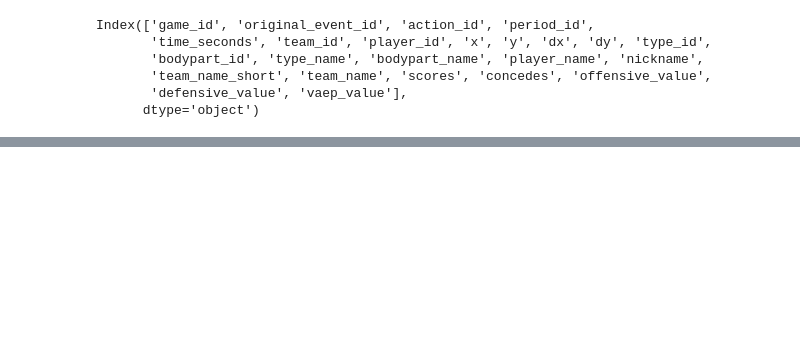
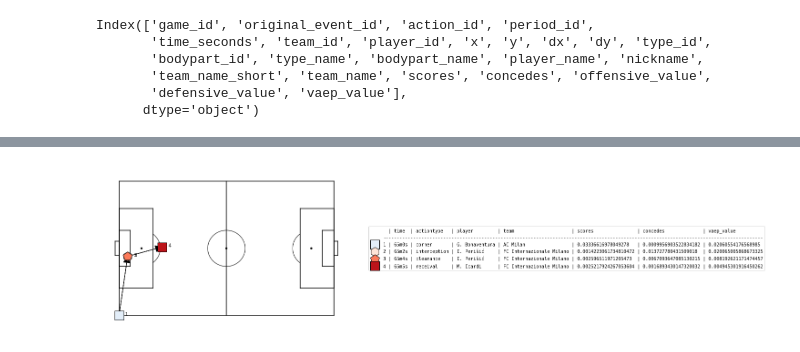
Before and after one commit to leonardoy99/Thesis_Moneyball, a Jupyter notebook: Code/Atomic_SPADL_ITA.ipynb, the cells around one changed output, grey strips where cells are left out. Cells and saved outputs as stored; diff of their text form; code cells hidden in the pictures; blank space fills up the shorter version.

```diff
--- a/Code/Atomic_SPADL_ITA.ipynb
+++ b/Code/Atomic_SPADL_ITA.ipynb
@@ -801,0 +887,31 @@ A.groupby('type_name').count()['action_id'].reset_index().sort_values('action_id
+# %%
+#Plot
+a = B.copy()
+#Actions.type_name
+pos = a[a.type_name == 'clearance' ][13:14].action_id.values[0]
+a = a[pos-2 : pos+2].copy()
+
+a["start_x"] = a.x
+a["start_y"] = a.y
+a["end_x"] = a.x + a.dx
+a["end_y"] = a.y + a.dy
+
+g = game.iloc[0]
+minute = int((a.period_id.values[0] - 1) * 45 + a.time_seconds.values[0] // 60)
+game_info = f"{g.game_date}, {g.home_team_name} - {g.away_team_name} : {g.home_score}-{g.away_score} , {a[-1:].player_name.values[0]} {minute + 1}'"
+print(game_info)
+
+
+a["nice_time"] = a.apply(nice_time,axis=1)
+labels = a[["nice_time", "type_name", "nickname", "team_name",'scores','concedes','vaep_value']]
+
+matplotsoccer.actions(
+    location=a[["start_x", "start_y", "end_x", "end_y"]],
+    action_type=a.type_name,
+    team= a.team_name,
+    label=labels,
+    labeltitle=["time", "actiontype", "player", "team",'scores','concedes','vaep_value'],
+    zoom=False,
+    figsize=10
+)
+# %% [output]
@@ -801,0 +919 @@ A.groupby('type_name').count()['action_id'].reset_index().sort_values('action_id
+[figure, added]
```
Also changed, not shown: parts of 64 cells of this notebook, 4 other files.
